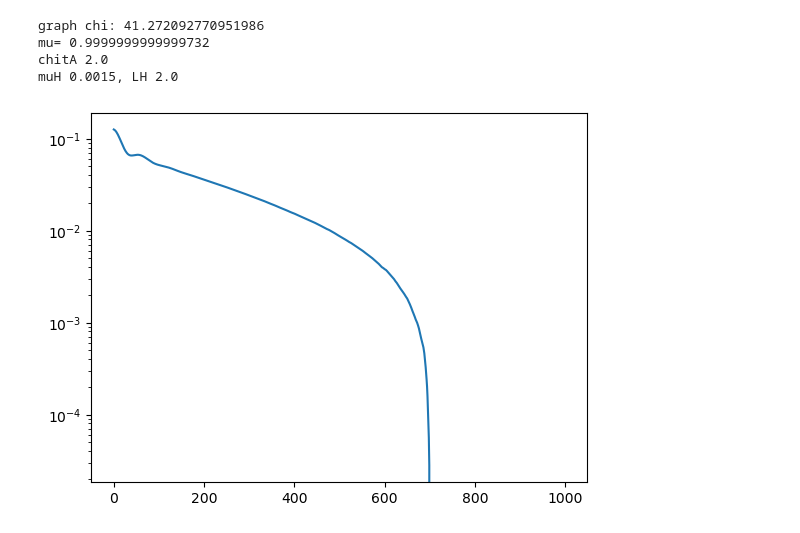
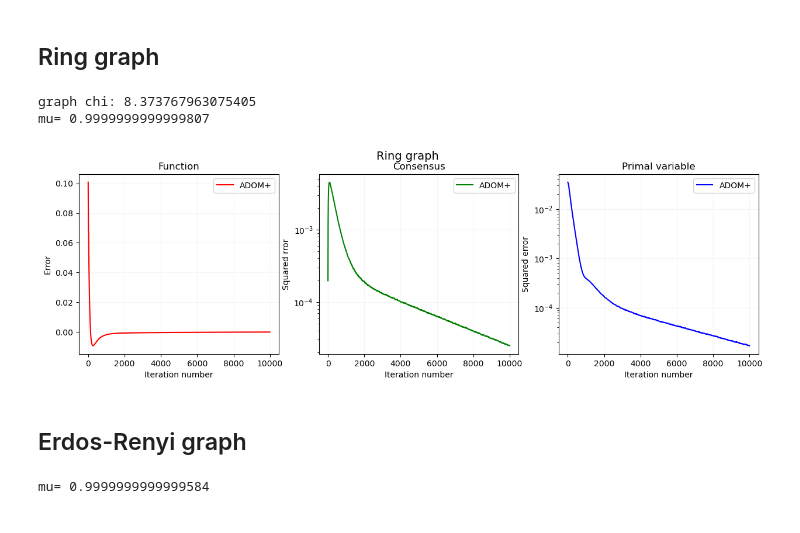
Before and after one commit to kisnikser/Decentralized-Optimization, a Jupyter notebook: consensus/test.ipynb, the cells around one changed output. Cells and saved outputs as stored; diff of their text form; code cells hidden in the pictures.

```diff
--- a/consensus/test.ipynb
+++ b/consensus/test.ipynb
@@ -7,0 +7,30 @@ dim = 100
+# %%
+def plot_results(f_err, cons_err, dist, method=None, graph_model=None):
+
+    fig, ax = plt.subplots(1, 3, figsize=(15, 4))
+
+    ax[0].plot(f_err, color='red', label=method)
+    ax[0].legend()
+    #ax[0].yscale('log')
+    ax[0].set_title("Function")
+    ax[0].set_xlabel("Iteration number")
+    ax[0].set_ylabel("Error")
+    ax[0].grid(alpha=0.1)
+
+    ax[1].plot(cons_err, color='green', label=method)
+    ax[1].legend()
+    ax[1].set_yscale('log')
+    ax[1].set_title("Consensus")
+    ax[1].set_xlabel("Iteration number")
+    ax[1].set_ylabel("Squared rror")
+    ax[1].grid(alpha=0.1)
+
+    ax[2].plot(dist, color='blue', label=method)
+    ax[2].legend()
+    ax[2].set_yscale('log')
+    ax[2].set_title("Primal variable")
+    ax[2].set_xlabel("Iteration number")
+    ax[2].set_ylabel("Squared error")
+    ax[2].grid(alpha=0.1)
+
+    plt.suptitle(graph_model, fontsize=14)
@@ -8,14 +39,22 @@ dim = 100
+# %%
+nodes = 9 # number of nodes in network
+dim = 20 # dim of x
+# %% [markdown]
+## Ring graph
 # %%
-model = Model(nodes, dim)
+model = methods.ModelTimeVarying(nodes, dim, graph_model='ring')
 # %% [output]
-graph chi: 41.272092770951986
-mu= 0.9999999999999732
-chitA 2.0
-muH 0.0015, LH 2.0
+graph chi: 8.373767963075405
+mu= 0.9999999999999807
 # %%
-x_f, y_f, z_f, f_err, cons_err, dist = ADOM_PLUS(iters=1000, model=model)
+x_f, y_f, z_f, f_err, cons_err, dist = methods.ADOM_PLUS(iters=10000, model=model)
-# %%
-plt.plot(f_err)
-plt.yscale('log')
-# %% [output]
-[figure, removed]
+# %%
+plot_results(f_err, cons_err, dist, method='ADOM+', graph_model='Ring graph')
+# %% [output]
+[figure, added]
+# %% [markdown]
+## Erdos-Renyi graph
+# %%
+model = methods.ModelTimeVarying(nodes, dim, graph_model="erdos-renyi", edge_prob=0.5)
+# %% [output]
+mu= 0.9999999999999584
```
Also changed, not shown: parts of 18 cells of this notebook, 2 other files.
